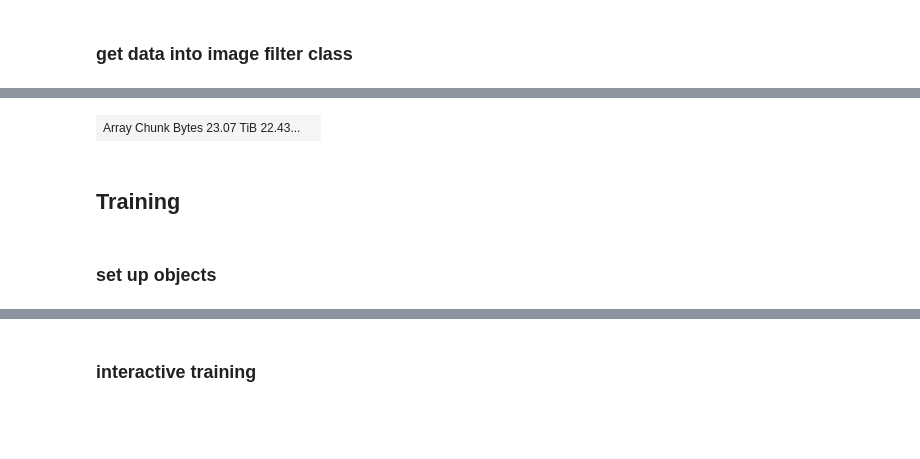
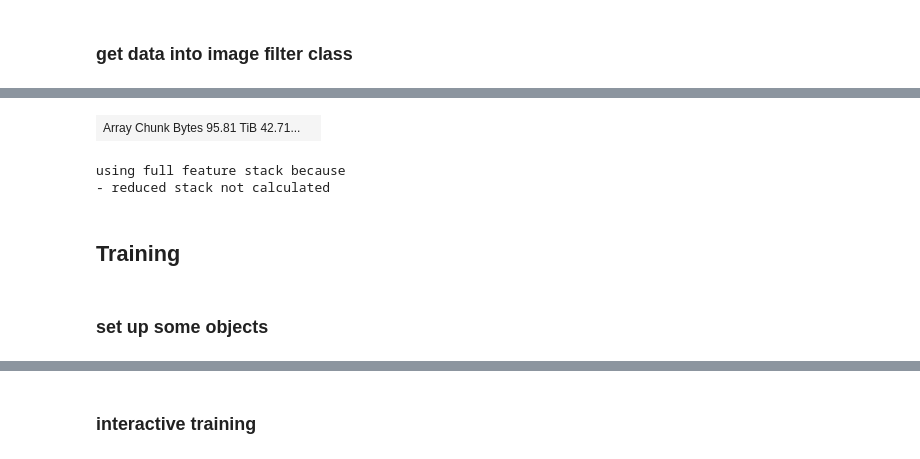
Before and after one commit to Pescatore23/pytrainseg, a Jupyter notebook: example_notebook.ipynb, the cells around one changed output, grey strips where cells are left out. Cells and saved outputs as stored; diff of their text form; code cells hidden in the pictures; blank space fills up the shorter version.

```diff
--- a/example_notebook.ipynb
+++ b/example_notebook.ipynb
@@ -144,2 +157,6 @@ data.close()
+# %%
+sample ='R_m4_33_050_2'
+# imagepath = os.path.join(training_path, '01_'+sample+'_cropped.nc')
+imagepath = os.path.join(training_path, '01_'+sample+'_cropped_filtered.nc')
 # %%
 file = h5py.File(imagepath)
@@ -154,2 +163,7 @@ da #check the loaded dask array
+# %%
+chunk_space = 36 # potential for optmisation by matching chunksize with planned image filter kernels and file structure on disk for fast data streaming
+# chunks = (chunk_space,chunk_space,chunk_space,len(file['time']))
+chunks = (chunk_space,chunk_space,chunk_space,len(file['timestep']))
+da = dask.array.from_array(file['image_data'], chunks= chunks)
 # %% [markdown]
 ### get data into image filter class
@@ -167,9 +239,7 @@ IF.original_dataset = xr.Dataset({'tomo': (['x','y','z','time'], da)},
 IF.prepare()
 # %%
 IF.stack_features()
-# %%
-IF.feature_stack #check the outlined feature stack
-# %% [output]
-| Array Chunk Bytes 23.07 TiB 22.43... |  |
 # %%
-IF.make_xarray_nc()
+IF.feature_stack
+# %% [output]
+| Array Chunk Bytes 95.81 TiB 42.71... |  |
@@ -176,5 +249,10 @@ IF.make_xarray_nc()
+# %%
+IF.make_xarray()
+# %% [output]
+using full feature stack because
+- reduced stack not calculated
 # %% [markdown]
 ## Training
 # %% [markdown]
-### set up objects
+### set up some objects
 # %%
```
Also changed, not shown: parts of 161 cells of this notebook, 11 other files.
